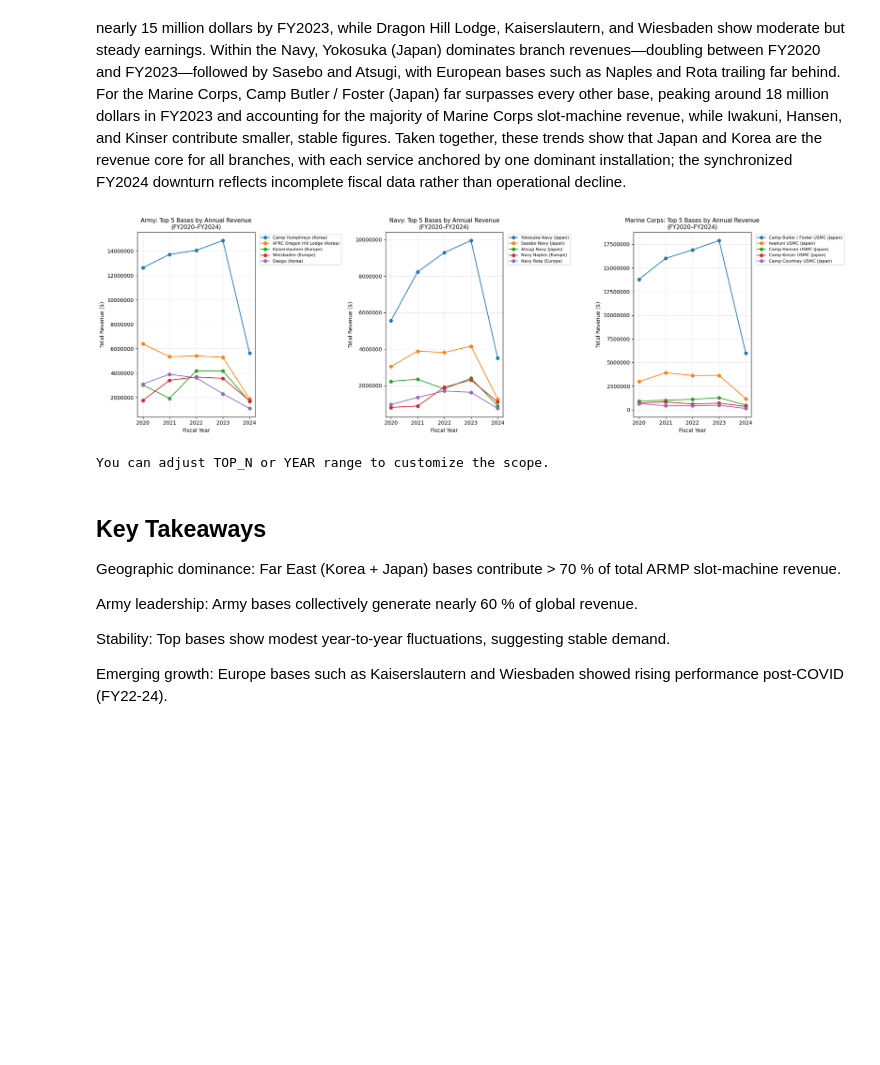
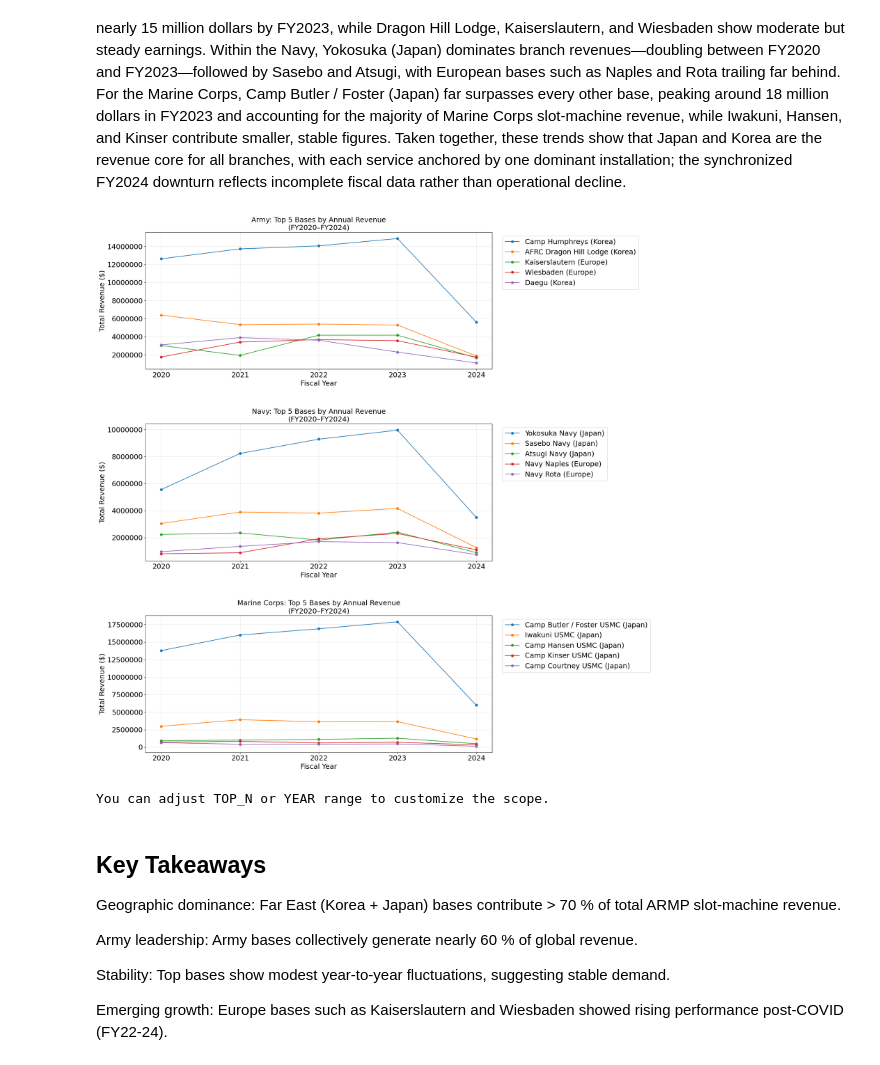
Before and after one commit to shanelin0107/MuckRock-US-Military-Base-Slot-Machine-Revenue-Explorer, a Jupyter notebook: fa25-team-b/eda/District_Revenue_EDA.ipynb, the cells around one changed output. Drawn from its saved outputs; the diff is of its cells as text; code cells hidden in the pictures; blank space fills up the shorter version.

```diff
--- a/fa25-team-b/eda/District_Revenue_EDA.ipynb
+++ b/fa25-team-b/eda/District_Revenue_EDA.ipynb
@@ -241,6 +241,7 @@ Within the Navy, Yokosuka (Japan) dominates branch revenues—doubling between F
 For the Marine Corps, Camp Butler / Foster (Japan) far surpasses every other base, peaking around 18 million dollars in FY2023 and accounting for the majority of Marine Corps slot-machine revenue, while Iwakuni, Hansen, and Kinser contribute smaller, stable figures.
 Taken together, these trends show that Japan and Korea are the revenue core for all branches, with each service anchored by one dominant installation; the synchronized FY2024 downturn reflects incomplete fiscal data rather than operational decline.
 # %%
+
 # =======================================================
 # Three Line Charts by Service (Army / Navy / USMC)
 # X-axis: Fiscal Year (2020–2024)
@@ -265,52 +266,55 @@ top_k = 5
 all_years = list(range(year_min, year_max + 1))
 
 # Create 3 horizontal subplots (no shared axes)
-fig, axes = plt.subplots(1, 3, figsize=(20, 6), sharex=False, sharey=False)
+fig, axes = plt.subplots(3, 1, figsize=(20, 20), sharex=False, sharey=False)
 
 for i, svc in enumerate(target_services):
     ax = axes[i]
     svc_df = agg_norm[agg_norm['Service'].str.lower() == svc.lower()].copy()
     if svc_df.empty:
-        ax.set_title(f"{svc} — No Data")
+        ax.set_title(f"{svc} — No Data", fontsize=18)
         continue
 
     # Filter for the selected years
     svc_period = svc_df[(svc_df['Year'] >= year_min) & (svc_df['Year'] <= year_max)]
 
     # Get top 5 bases by cumulative revenue
     top_bases = (
         svc_period.groupby('Base', as_index=False)['Total_Revenue']
         .sum()
         .sort_values('Total_Revenue', ascending=False)
         .head(top_k)['Base']
         .tolist()
     )
 
     plot_df = svc_period[svc_period['Base'].isin(top_bases)].copy()
 
     # Plot each base as a separate line
     for base in top_bases:
         g = plot_df[plot_df['Base'] == base]
         region = g['Region'].iloc[0] if 'Region' in g.columns else 'Unknown'
         g = g.set_index('Year')['Total_Revenue'].reindex(all_years, fill_value=0)
         ax.plot(all_years, g.values, marker='o', label=f"{base} ({region})")
 
-    ax.set_title(f"{svc}: Top {top_k} Bases by Annual Revenue\n(FY{year_min}–FY{year_max})", fontsize=11)
-    ax.set_xlabel("Fiscal Year")
-    ax.set_ylabel("Total Revenue ($)")
+    ax.set_title(f"{svc}: Top {top_k} Bases by Annual Revenue\n(FY{year_min}–FY{year_max})", fontsize=18)
+    ax.set_xlabel("Fiscal Year", fontsize=18)
+    ax.set_ylabel("Total Revenue ($)", fontsize=18)
     ax.set_xticks(all_years)
     ax.grid(True, alpha=0.3)
     ax.yaxis.set_major_formatter(ScalarFormatter())
     ax.ticklabel_format(style='plain', axis='y')
-    ax.legend(fontsize=8, bbox_to_anchor=(1.02, 1), loc="upper left")
+    ax.tick_params(axis='both', which='major', labelsize=18)
+    ax.legend(fontsize=18, bbox_to_anchor=(1.02, 1), loc="upper left")
 
-# Adjust layout
 plt.tight_layout()
+
+plt.subplots_adjust(hspace=0.4)
+
 plt.show()
 
 print("You can adjust TOP_N or YEAR range to customize the scope.")
 # %% [output]
-[figure, old version]
+[figure, new version]
 You can adjust TOP_N or YEAR range to customize the scope.
 # %% [markdown]
 ## Key Takeaways
```
